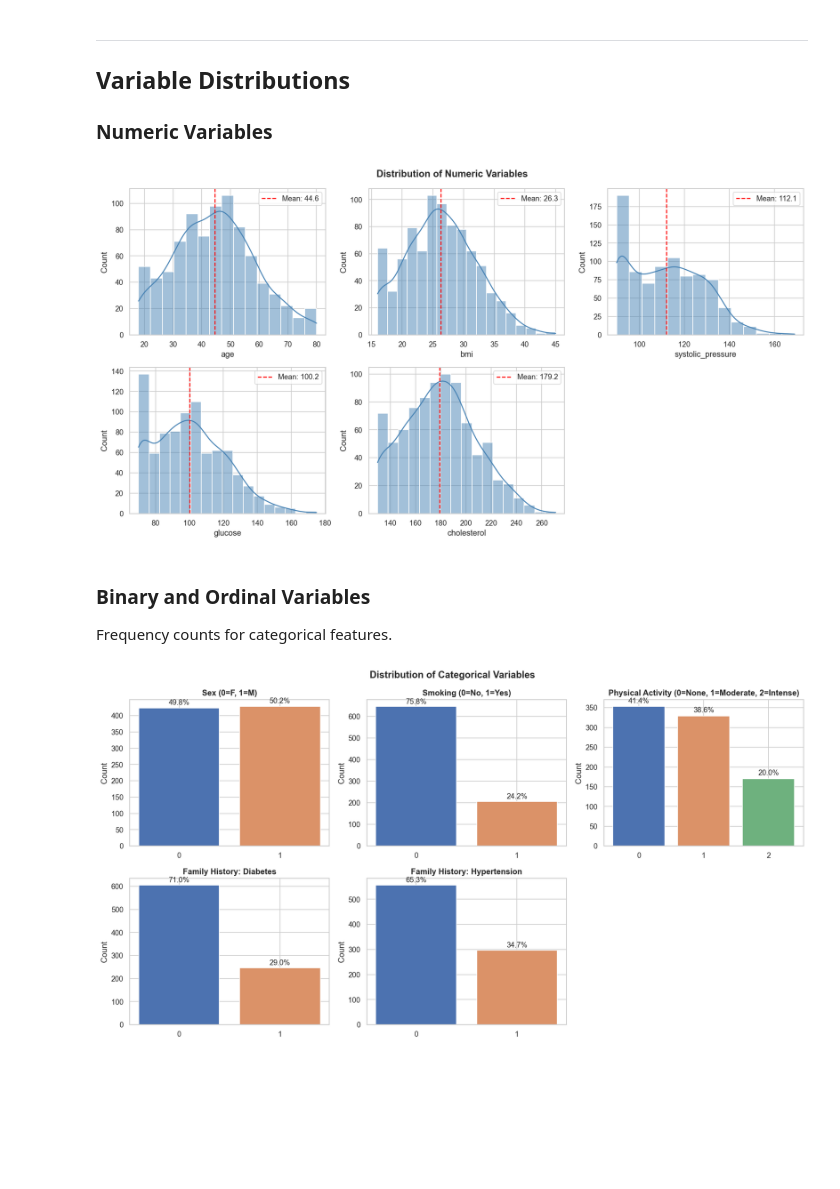
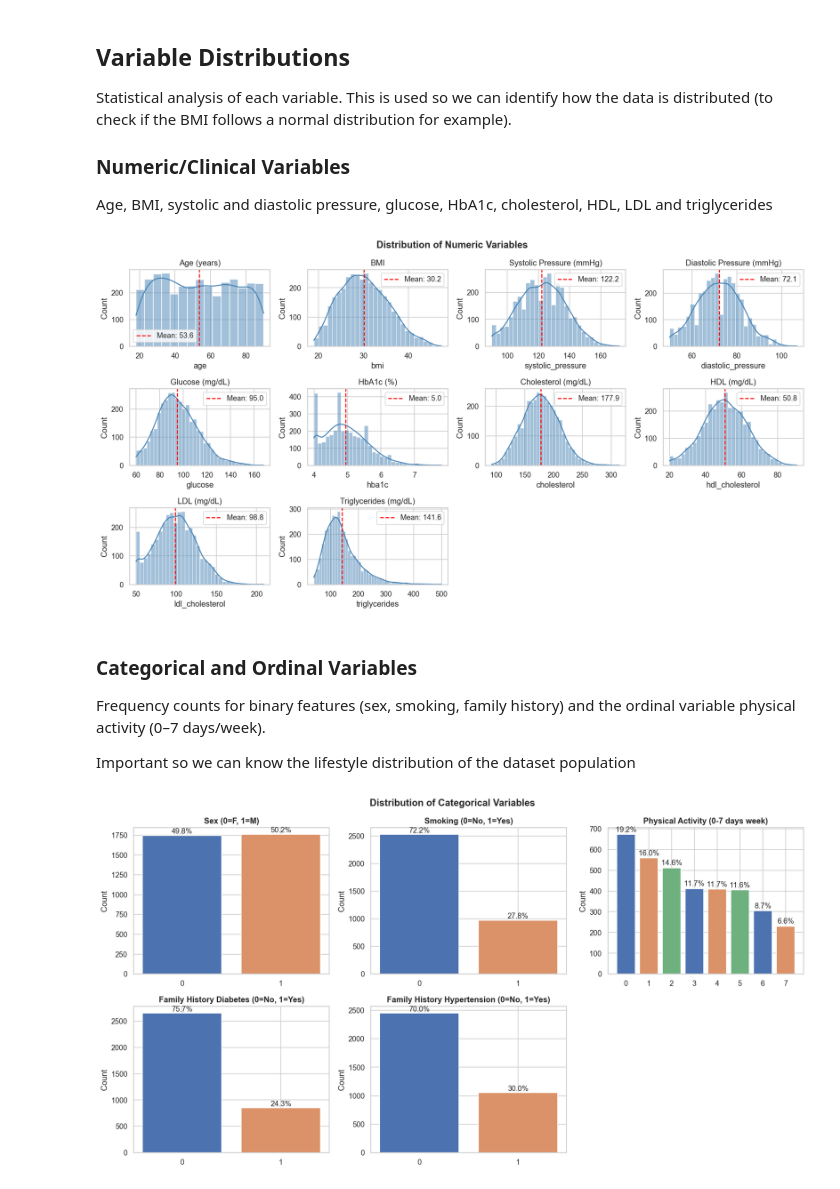
Before and after one commit to RodriguesS2/Project2-IA, a Jupyter notebook: eda_proj.ipynb, the cells around one changed output. Saved outputs shown, nothing was run; the diff lists cells and outputs as text; code cells hidden in the pictures; blank space fills up the shorter version.

Commit message:
new data and changed model to work with that

```diff
--- a/eda_proj.ipynb
+++ b/eda_proj.ipynb
@@ -79,35 +85,48 @@ df.describe().round(2) #statistical summary of vars
 # %% [markdown]
----
 ## Variable Distributions
 
-### Numeric Variables
+Statistical analysis of each variable. This is used so we can identify how the data is distributed (to check if the BMI follows a normal distribution for example).
+
+### Numeric/Clinical Variables
+
+Age, BMI, systolic and diastolic pressure, glucose, HbA1c, cholesterol, HDL, LDL and triglycerides
 # %%
-numeric_cols = ['age', 'bmi', 'systolic_pressure', 'glucose', 'cholesterol']
+numeric_cols = ['age', 'bmi', 'systolic_pressure', 'diastolic_pressure', 'glucose',
+                'hba1c', 'cholesterol', 'hdl_cholesterol', 'ldl_cholesterol', 'triglycerides']
 
-fig, axes = plt.subplots(2, 3, figsize=(15, 8))
+numeric_labels = ['Age (years)', 'BMI', 'Systolic Pressure (mmHg)', 'Diastolic Pressure (mmHg)',
+                  'Glucose (mg/dL)', 'HbA1c (%)', 'Cholesterol (mg/dL)',
+                  'HDL (mg/dL)', 'LDL (mg/dL)', 'Triglycerides (mg/dL)']
+
+fig, axes = plt.subplots(3, 4, figsize=(15, 8))
 axes = axes.flatten()
 
-for i, col in enumerate(numeric_cols):
+for i, (col, label) in enumerate(zip(numeric_cols, numeric_labels)):
     seaborn.histplot(df[col], kde=True, ax=axes[i], color='steelblue')
 
     mean_val = df[col].mean() #cals the mean of each graph
 
     axes[i].axvline(mean_val, color='red', linestyle='--', label=f'Mean: {mean_val:.1f}')
+    axes[i].set_title(label)
     axes[i].legend()
 
-axes[-1].axis('off')  #hide last spot since its only 5 graphs
+axes[-1].axis('off') #hide last spot since its only 5 graphs
+axes[-2].axis('off')
 fig.suptitle('Distribution of Numeric Variables', fontweight='bold')
 plt.tight_layout()
 plt.show()
 # %% [output]
-[figure, old version]
+[figure, new version]
 # %% [markdown]
-### Binary and Ordinal Variables
-Frequency counts for categorical features.
+### Categorical and Ordinal Variables
+
+Frequency counts for binary features (sex, smoking, family history) and the ordinal variable physical activity (0–7 days/week).
+
+Important so we can know the lifestyle distribution of the dataset population
 # %%
 cat_cols = ['sex', 'smoking', 'physical_activity', 'family_history_diabetes', 'family_history_hypertension']
-cat_labels = ['Sex (0=F, 1=M)', 'Smoking (0=No, 1=Yes)', 'Physical Activity (0=None, 1=Moderate, 2=Intense)',
-              'Family History: Diabetes', 'Family History: Hypertension']
+cat_labels = ['Sex (0=F, 1=M)', 'Smoking (0=No, 1=Yes)', 'Physical Activity (0-7 days week)',
+              'Family History Diabetes (0=No, 1=Yes)', 'Family History Hypertension (0=No, 1=Yes)']
 
 fig, axes = plt.subplots(2, 3, figsize=(15, 8))
 axes = axes.flatten()
@@ -133,5 +152,5 @@ fig.suptitle('Distribution of Categorical Variables', fontweight='bold')
 plt.tight_layout()
 plt.show()
 # %% [output]
-[figure, old version]
+[figure, new version]
 # %% [markdown]
```
Also changed, not shown: parts of 17 cells of this notebook, 2 other files.
